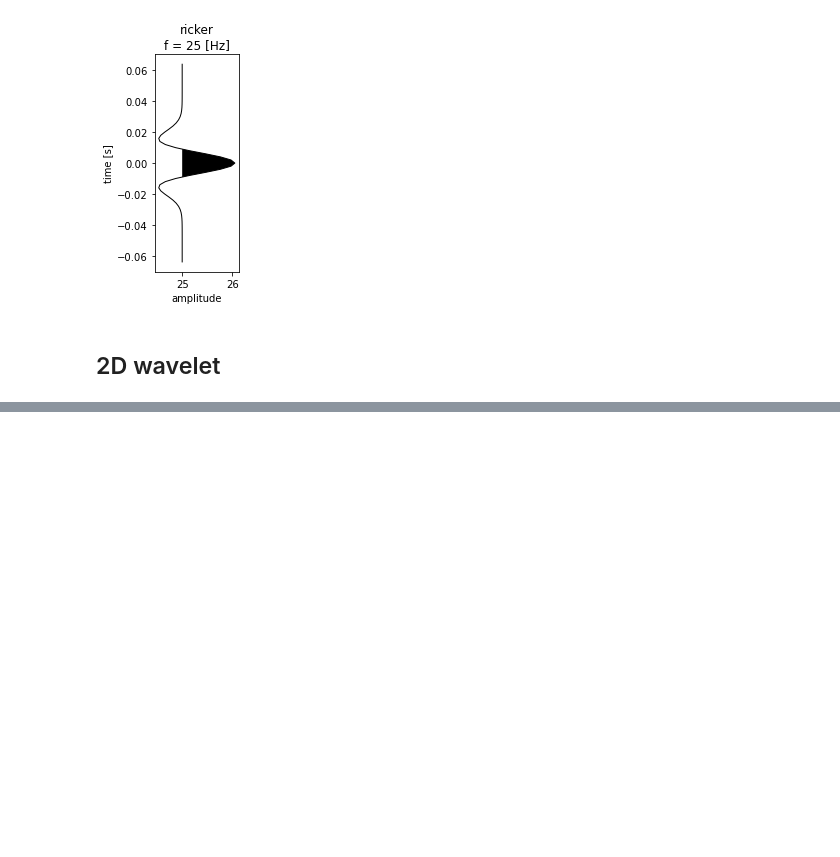
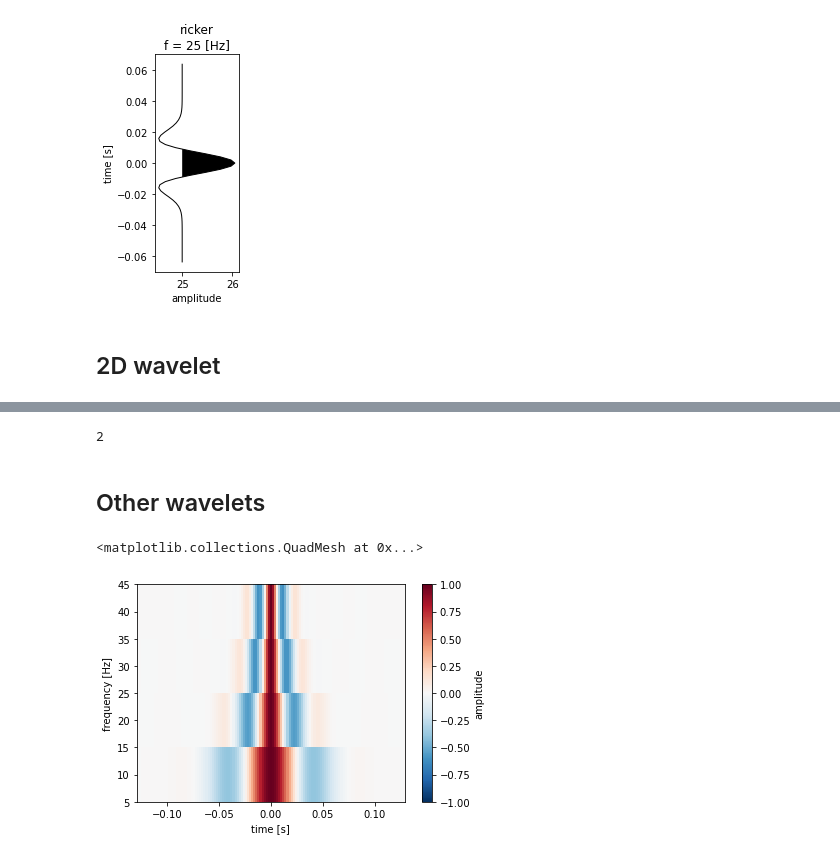
Before and after one commit to agilescientific/ricky, a Jupyter notebook: docs/notebooks/proof_of_concept.ipynb, the cells around one changed output, grey strips where cells are left out. Drawn from its saved outputs; the diff is of its cells as text; code cells hidden in the pictures; blank space fills up the shorter version.

Commit message:
added 2 more wavelets

```diff
--- a/docs/notebooks/proof_of_concept.ipynb
+++ b/docs/notebooks/proof_of_concept.ipynb
@@ -65,0 +185,12 @@ w.plot()
+# %%
+w.ndim
+# %% [output]
+2
+# %% [markdown]
+## Other wavelets
+# %%
+w = ricky.gabor(duration=0.256, dt=0.002, f=[10, 20, 30, 40])
+w.plot()
+# %% [output]
+<matplotlib.collections.QuadMesh at 0x...>
+[figure, added]
```
Also changed, not shown: parts of 11 cells of this notebook, 5 other files.
